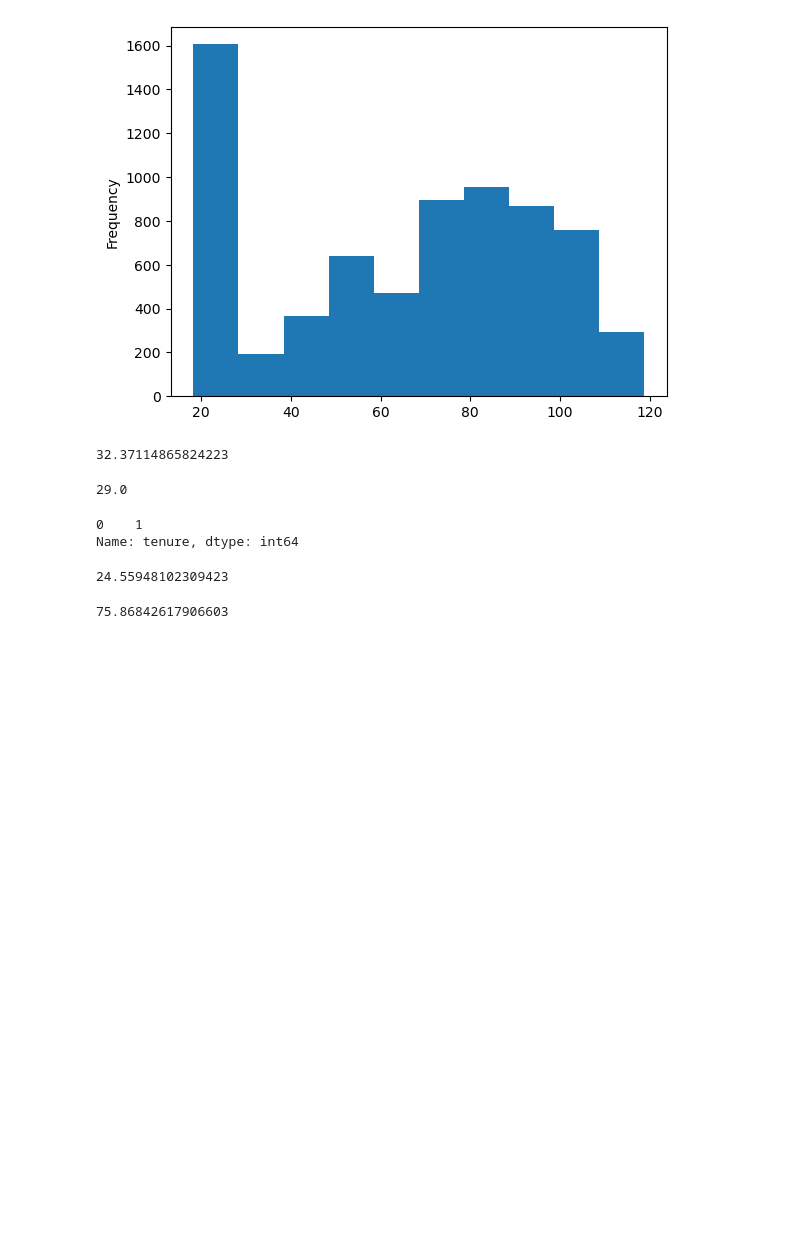
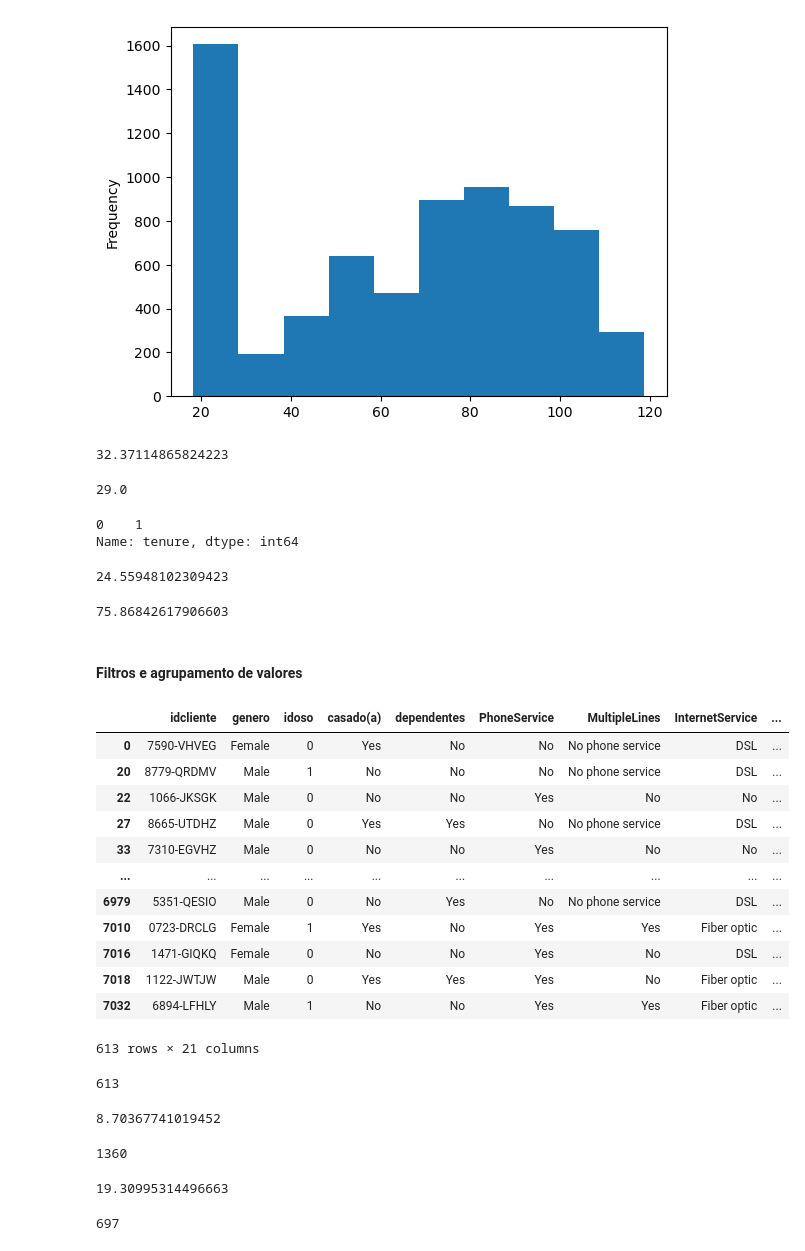
Before and after one commit to JaynneLino/pandas_course_Udemy, a Jupyter notebook: eda/eda.ipynb, the cells around one changed output. Saved outputs shown, nothing was run; the diff lists cells and outputs as text; code cells hidden in the pictures; blank space fills up the shorter version.

```diff
--- a/eda/eda.ipynb
+++ b/eda/eda.ipynb
@@ -709,3 +709,53 @@ df_final2["tenure"].std()
 df_final2["tenure"].std() / df_final2["tenure"].mean() * 100
 # %% [output]
 75.86842617906603
+# %% [markdown]
+#### Filtros e agrupamento de valores
+# %%
+#Quais clientes possuem 1 mês de contrato
+
+df_final2[df_final2["tenure"] == 1]
+# %% [output]
+|  | idcliente | genero | idoso | casado(a) | dependentes | PhoneService | MultipleLines | InternetService | ... |
+| 0 | 7590-VHVEG | Female | 0 | Yes | No | No | No phone service | DSL | ... |
+| 20 | 8779-QRDMV | Male | 1 | No | No | No | No phone service | DSL | ... |
+| 22 | 1066-JKSGK | Male | 0 | No | No | Yes | No | No | ... |
+| 27 | 8665-UTDHZ | Male | 0 | Yes | Yes | No | No phone service | DSL | ... |
+| 33 | 7310-EGVHZ | Male | 0 | No | No | Yes | No | No | ... |
+| ... | ... | ... | ... | ... | ... | ... | ... | ... | ... |
+| 6979 | 5351-QESIO | Male | 0 | No | Yes | No | No phone service | DSL | ... |
+| 7010 | 0723-DRCLG | Female | 1 | Yes | No | Yes | Yes | Fiber optic | ... |
+| 7016 | 1471-GIQKQ | Female | 0 | No | No | Yes | No | DSL | ... |
+| 7018 | 1122-JWTJW | Male | 0 | Yes | Yes | Yes | No | Fiber optic | ... |
+| 7032 | 6894-LFHLY | Male | 1 | No | No | Yes | Yes | Fiber optic | ... |
+613 rows × 21 columns
+# %%
+# Retornar apenas a quantidade de clintes com 1 mês de contrato sem detalhes
+
+len(df_final2[df_final2["tenure"] == 1])
+# %% [output]
+613
+# %%
+# Representaçao em porcentagem
+
+(len(df_final2[df_final2["tenure"] == 1]) / len(df_final2)) * 100
+# %% [output]
+8.70367741019452
+# %%
+#Clientes que possuem de 1 a 5 meses de contrato
+
+len(df_final2[(df_final2["tenure"] >= 1) & (df_final2["tenure"] <= 5)])
+# %% [output]
+1360
+# %%
+#Clientes que possuem de 1 a 5 meses de contrato em PORCENTAGEM
+
+len(df_final2[(df_final2["tenure"] >= 1) & (df_final2["tenure"] <= 5)]) / len(df_final2) * 100
+# %% [output]
+19.30995314496663
+# %%
+#Genero de clientes que possuem de 1 a 5 meses de contrato
+
+len(df_final2[(df_final2["genero"] == "Male") & (df_final2["tenure"] <= 5)])
+# %% [output]
+697
```
Also changed, not shown: parts of 2 cells of this notebook.
